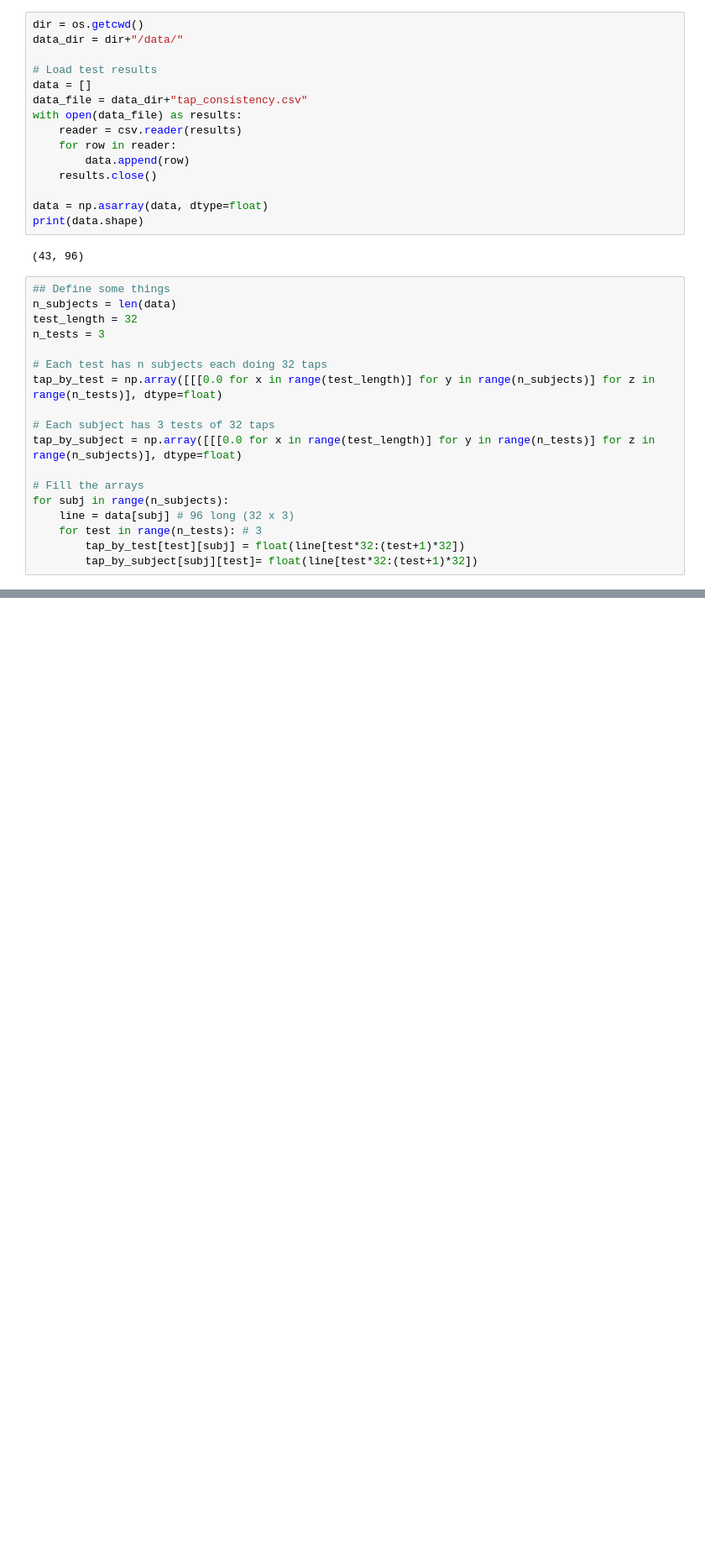
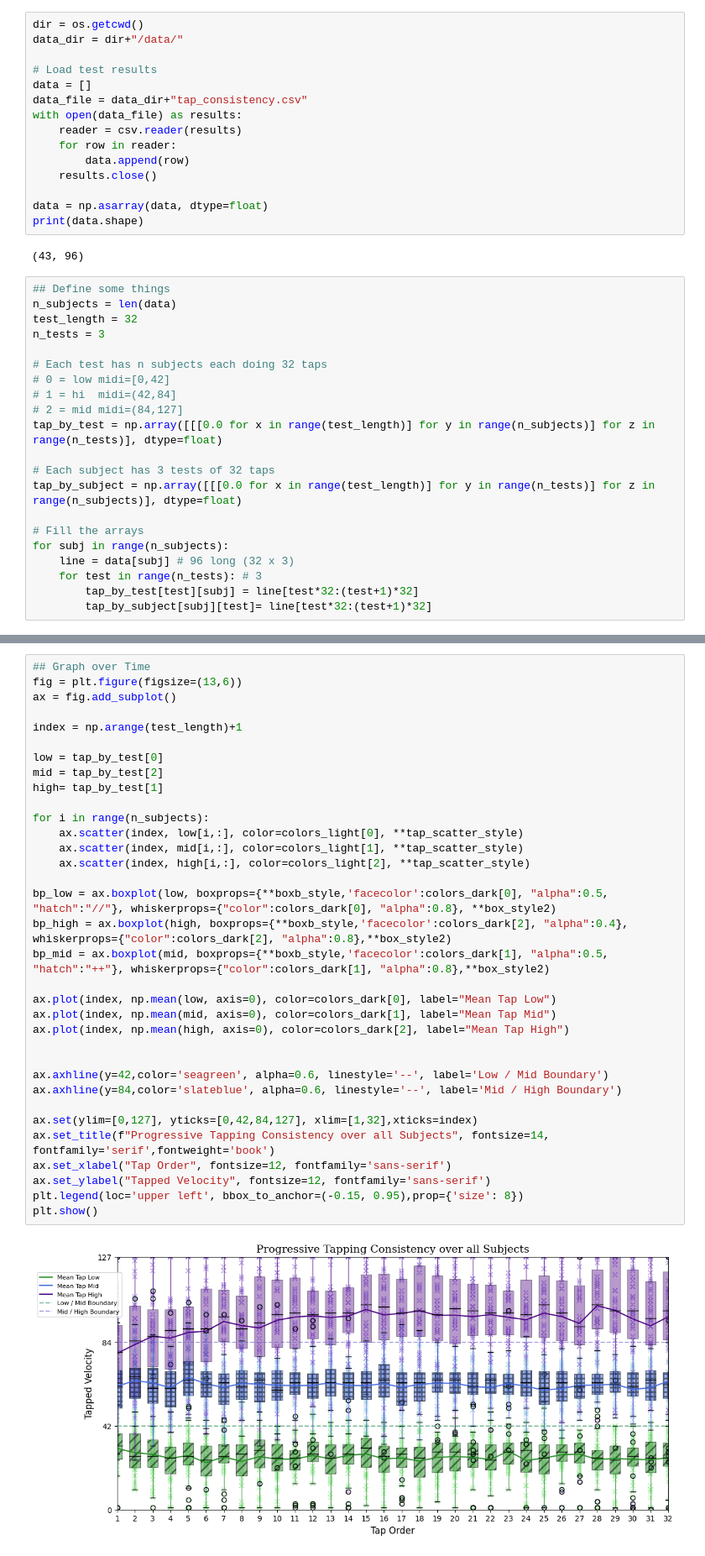
Before and after one commit to peter-clark/investigating-human-tapping-behavior-polyphonic-rhythms, a Jupyter notebook: 5-Tapping_Force-Consistency_and_Precision.ipynb, the cells around one changed output, grey strips where cells are left out. Shown at 84% size. Drawn from its saved outputs; the diff is of its cells as text; blank space fills up the shorter version.

Commit message:
Finished graphs, need stats.

```diff
--- a/5-Tapping_Force-Consistency_and_Precision.ipynb
+++ b/5-Tapping_Force-Consistency_and_Precision.ipynb
@@ -42,6 +43,9 @@ test_length = 32
 n_tests = 3
 
 # Each test has n subjects each doing 32 taps
+# 0 = low midi=[0,42]
+# 1 = hi  midi=(42,84]
+# 2 = mid midi=(84,127]
 tap_by_test = np.array([[[0.0 for x in range(test_length)] for y in range(n_subjects)] for z in range(n_tests)], dtype=float)
 
 # Each subject has 3 tests of 32 taps
@@ -51,5 +55,5 @@ tap_by_subject = np.array([[[0.0 for x in range(test_length)] for y in range(n_t
 for subj in range(n_subjects):
     line = data[subj] # 96 long (32 x 3)
     for test in range(n_tests): # 3
-        tap_by_test[test][subj] = float(line[test*32:(test+1)*32])
-        tap_by_subject[subj][test]= float(line[test*32:(test+1)*32])
+        tap_by_test[test][subj] = line[test*32:(test+1)*32]
+        tap_by_subject[subj][test]= line[test*32:(test+1)*32]
@@ -55,0 +130,36 @@ for subj in range(n_subjects):
+# %%
+## Graph over Time
+fig = plt.figure(figsize=(13,6))
+ax = fig.add_subplot()
+
+index = np.arange(test_length)+1
+
+low = tap_by_test[0]
+mid = tap_by_test[2]
+high= tap_by_test[1]
+
+for i in range(n_subjects):
+    ax.scatter(index, low[i,:], color=colors_light[0], **tap_scatter_style)
+    ax.scatter(index, mid[i,:], color=colors_light[1], **tap_scatter_style)
+    ax.scatter(index, high[i,:], color=colors_light[2], **tap_scatter_style)
+
+bp_low = ax.boxplot(low, boxprops={**boxb_style,'facecolor':colors_dark[0], "alpha":0.5, "hatch":"//"}, whiskerprops={"color":colors_dark[0], "alpha":0.8}, **box_style2)
+bp_high = ax.boxplot(high, boxprops={**boxb_style,'facecolor':colors_dark[2], "alpha":0.4}, whiskerprops={"color":colors_dark[2], "alpha":0.8},**box_style2)
+bp_mid = ax.boxplot(mid, boxprops={**boxb_style,'facecolor':colors_dark[1], "alpha":0.5, "hatch":"++"}, whiskerprops={"color":colors_dark[1], "alpha":0.8},**box_style2)
+
+ax.plot(index, np.mean(low, axis=0), color=colors_dark[0], label="Mean Tap Low")
+ax.plot(index, np.mean(mid, axis=0), color=colors_dark[1], label="Mean Tap Mid")
+ax.plot(index, np.mean(high, axis=0), color=colors_dark[2], label="Mean Tap High")
+
+
+ax.axhline(y=42,color='seagreen', alpha=0.6, linestyle='--', label='Low / Mid Boundary')
+ax.axhline(y=84,color='slateblue', alpha=0.6, linestyle='--', label='Mid / High Boundary')
+
+ax.set(ylim=[0,127], yticks=[0,42,84,127], xlim=[1,32],xticks=index)
+ax.set_title(f"Progressive Tapping Consistency over all Subjects", fontsize=14, fontfamily='serif',fontweight='book')
+ax.set_xlabel("Tap Order", fontsize=12, fontfamily='sans-serif')
+ax.set_ylabel("Tapped Velocity", fontsize=12, fontfamily='sans-serif')
+plt.legend(loc='upper left', bbox_to_anchor=(-0.15, 0.95),prop={'size': 8})
+plt.show()
+# %% [output]
+[figure, added]
```
Also changed, not shown: parts of 4 cells of this notebook.
